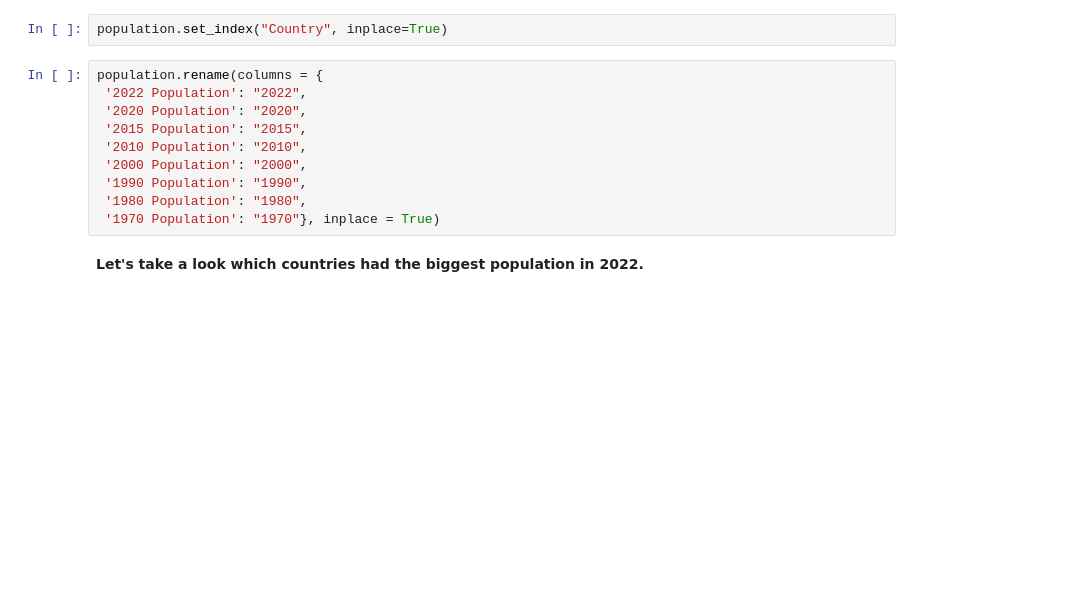
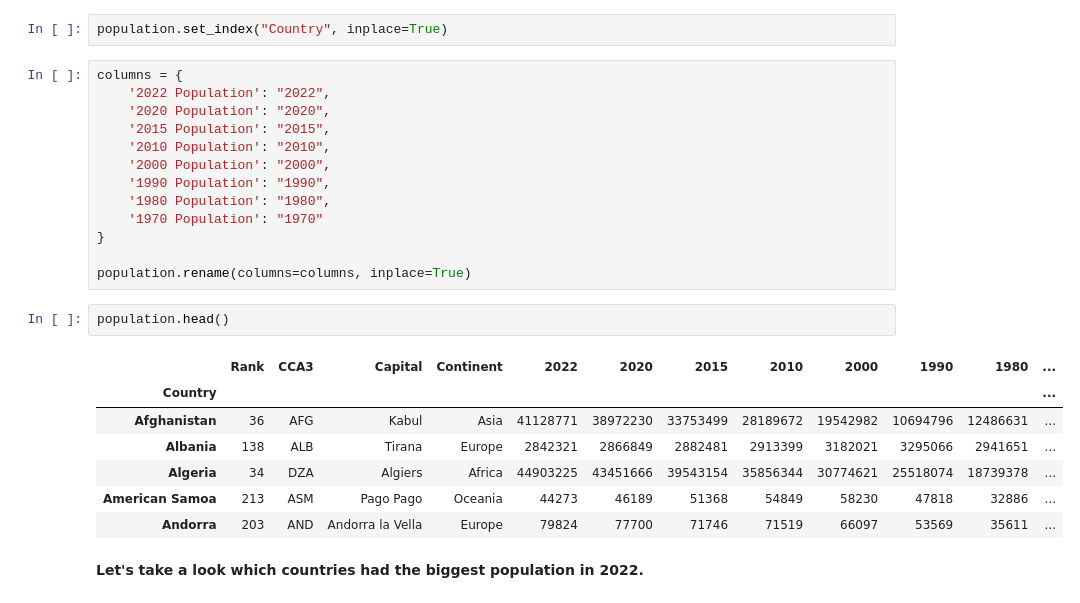
Before and after one commit to M-a-n-i-s-h-k-u-m-a-r/EDA-India-vs-China, a Jupyter notebook: china-vs-india.ipynb, the cells around one changed output. Drawn from its saved outputs; the diff is of its cells as text; blank space fills up the shorter version.

```diff
--- a/china-vs-india.ipynb
+++ b/china-vs-india.ipynb
@@ -55,14 +46,27 @@ memory usage: 31.1+ KB
 # %%
 population.set_index("Country", inplace=True)
 # %%
-population.rename(columns = {
- '2022 Population': "2022",
- '2020 Population': "2020",
- '2015 Population': "2015",
- '2010 Population': "2010",
- '2000 Population': "2000",
- '1990 Population': "1990",
- '1980 Population': "1980",
- '1970 Population': "1970"}, inplace = True)
+columns = {
+    '2022 Population': "2022",
+    '2020 Population': "2020",
+    '2015 Population': "2015",
+    '2010 Population': "2010",
+    '2000 Population': "2000",
+    '1990 Population': "1990",
+    '1980 Population': "1980",
+    '1970 Population': "1970"
+}
+
+population.rename(columns=columns, inplace=True)
+# %%
+population.head()
+# %% [output]
+|  | Rank | CCA3 | Capital | Continent | 2022 | 2020 | 2015 | 2010 | 2000 | 1990 | 1980 | ... |
+| Country |  |  |  |  |  |  |  |  |  |  |  | ... |
+| Afghanistan | 36 | AFG | Kabul | Asia | 41128771 | 38972230 | 33753499 | 28189672 | 19542982 | 10694796 | 12486631 | ... |
+| Albania | 138 | ALB | Tirana | Europe | 2842321 | 2866849 | 2882481 | 2913399 | 3182021 | 3295066 | 2941651 | ... |
+| Algeria | 34 | DZA | Algiers | Africa | 44903225 | 43451666 | 39543154 | 35856344 | 30774621 | 25518074 | 18739378 | ... |
+| American Samoa | 213 | ASM | Pago Pago | Oceania | 44273 | 46189 | 51368 | 54849 | 58230 | 47818 | 32886 | ... |
+| Andorra | 203 | AND | Andorra la Vella | Europe | 79824 | 77700 | 71746 | 71519 | 66097 | 53569 | 35611 | ... |
 # %% [markdown]
 **Let's take a look which countries had the biggest population in 2022.**
```
Also changed, not shown: parts of 11 cells of this notebook.
